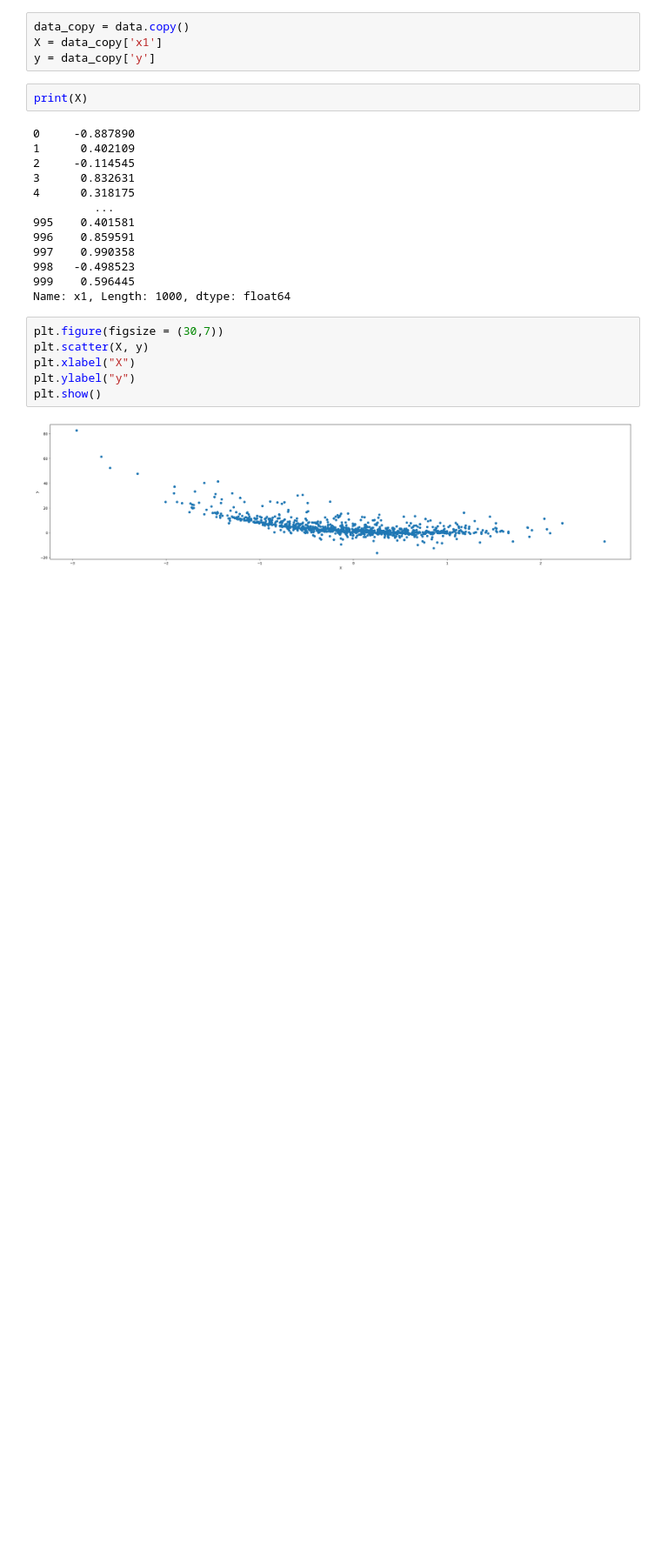
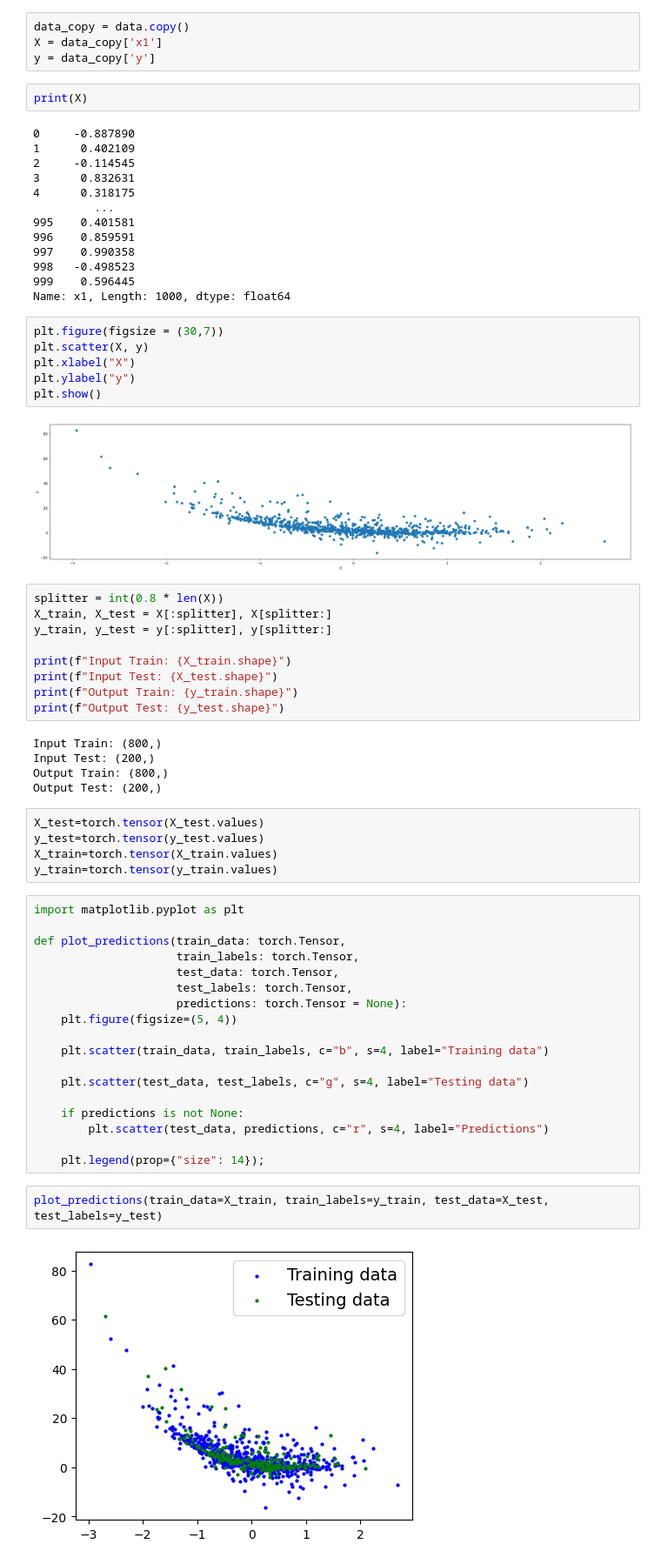
Before and after one commit to MuhammadTarek10/ML-DL, a Jupyter notebook: ml-dl-intro/tasks/poly.ipynb, the cells around one changed output. Shown at 87% size. Drawn from its saved outputs; the diff is of its cells as text; blank space fills up the shorter version.

```diff
--- a/ml-dl-intro/tasks/poly.ipynb
+++ b/ml-dl-intro/tasks/poly.ipynb
@@ -48,3 +48,44 @@ plt.ylabel("y")
 plt.show()
 # %% [output]
 [figure]
+# %%
+splitter = int(0.8 * len(X))
+X_train, X_test = X[:splitter], X[splitter:]
+y_train, y_test = y[:splitter], y[splitter:]
+
+print(f"Input Train: {X_train.shape}")
+print(f"Input Test: {X_test.shape}")
+print(f"Output Train: {y_train.shape}")
+print(f"Output Test: {y_test.shape}")
+# %% [output]
+Input Train: (800,)
+Input Test: (200,)
+Output Train: (800,)
+Output Test: (200,)
+# %%
+X_test=torch.tensor(X_test.values)
+y_test=torch.tensor(y_test.values)
+X_train=torch.tensor(X_train.values)
+y_train=torch.tensor(y_train.values)
+# %%
+import matplotlib.pyplot as plt
+
+def plot_predictions(train_data: torch.Tensor,
+                     train_labels: torch.Tensor,
+                     test_data: torch.Tensor,
+                     test_labels: torch.Tensor,
+                     predictions: torch.Tensor = None):
+    plt.figure(figsize=(5, 4))
+
+    plt.scatter(train_data, train_labels, c="b", s=4, label="Training data")
+
+    plt.scatter(test_data, test_labels, c="g", s=4, label="Testing data")
+
+    if predictions is not None:
+        plt.scatter(test_data, predictions, c="r", s=4, label="Predictions")
+
+    plt.legend(prop={"size": 14});
+# %%
+plot_predictions(train_data=X_train, train_labels=y_train, test_data=X_test, test_labels=y_test)
+# %% [output]
+[figure, added]
```
Also changed, not shown: parts of 90 cells of this notebook.
